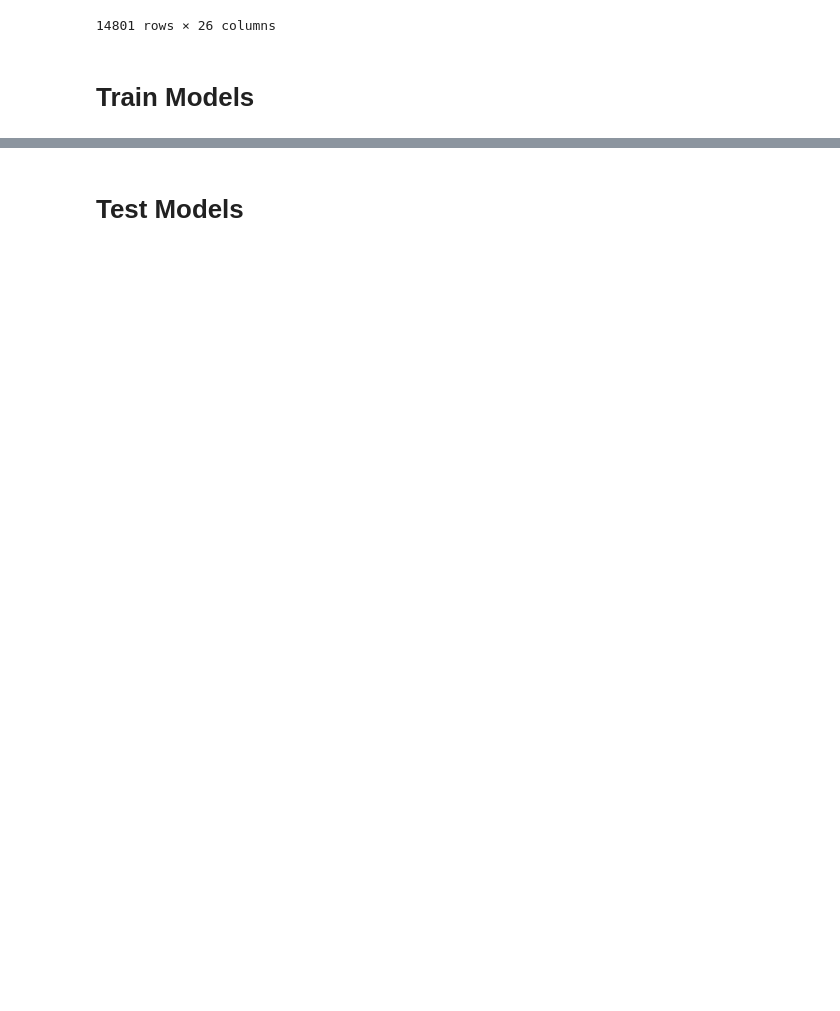
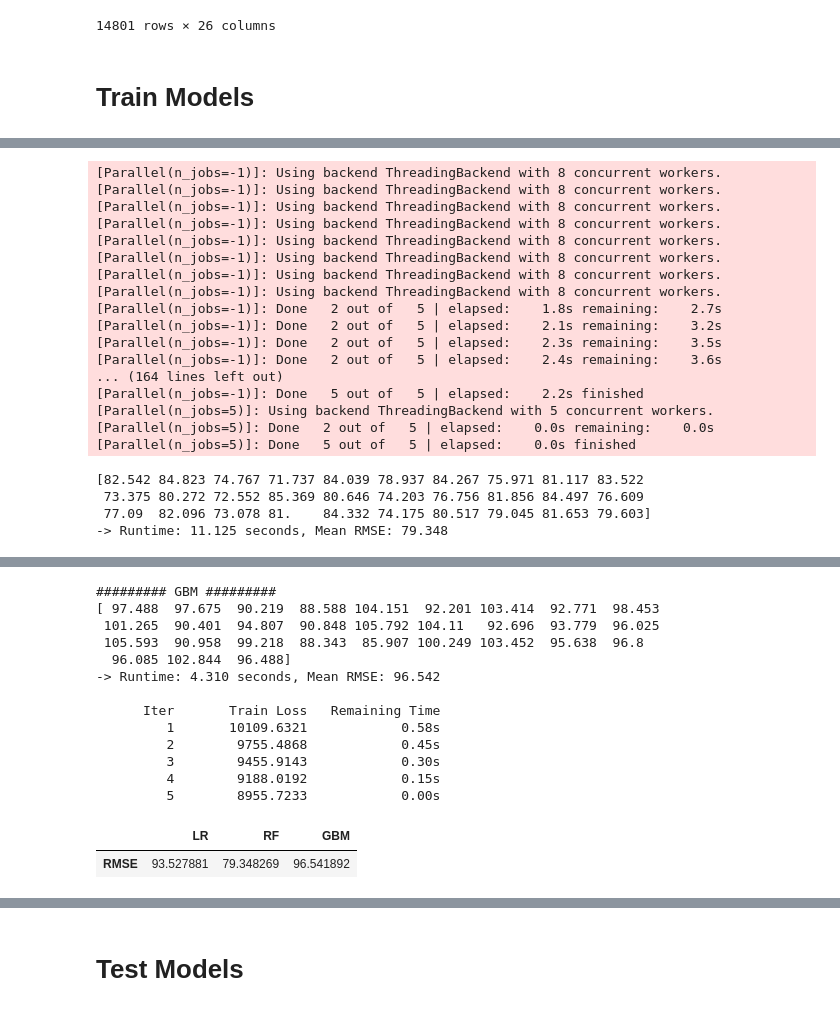
Before and after one commit to wutdahack1337/CT294-project, a Jupyter notebook: train.ipynb, the cells around one changed output, grey strips where cells are left out. Cells and saved outputs as stored; diff of their text form; code cells hidden in the pictures; blank space fills up the shorter version.

```diff
--- a/train.ipynb
+++ b/train.ipynb
@@ -38,25 +39,35 @@ training_df
 # Train Models
 # %%
 models = {
-    "LinearRegression": LinearRegression(),
-    "RandomForest": RandomForestRegressor(n_estimators=10, random_state=1337),
-    "GradientBoosting": GradientBoostingRegressor(n_estimators=1000, random_state=1337),
+    "LR": LinearRegression(n_jobs=-1),
+    # TODO: change RF  n_estimator to optimal RMSE
+    "RF": RandomForestRegressor(n_estimators=5, n_jobs=-1, verbose=1, random_state=1337),
+    # TODO: change GBM n_estimator to optimal RMSE
+    "GBM": GradientBoostingRegressor(n_estimators=5, max_depth=5, verbose=1, random_state=1337),
 }
 
 rkf = RepeatedKFold(n_splits=10, n_repeats=3, random_state=1337)
 
 training_results = {}
 for name, model in models.items():
-    print(name)
+    start = time.time()
+    print("#########", name, "#########")
 
     neg_rmse_scores = cross_val_score(model, X_train, y_train, cv=rkf, scoring="neg_root_mean_squared_error", n_jobs=-1)
     rmse_scores = -neg_rmse_scores
-    training_results[name] = rmse_scores
+    training_results[name] = rmse_scores.mean()
+    end = time.time()
 
-    print(np.round(rmse_scores, 2))
-    print("-> Mean RMSE", np.round(rmse_scores.mean(), 2), '\n')
+    print(np.round(rmse_scores, 3))
+    print(f"-> Runtime: {end-start:.3f} seconds, Mean RMSE: {np.round(rmse_scores.mean(), 3)}\n",)
 
     model.fit(X_train, y_train)
-    if name != "LinearRegression":
-        joblib.dump(model, f"models/{name}_{model.n_estimators}.pkl")
+    if name == "LR":
+        joblib.dump(model, f"models/{model}.pkl")
+    else:
+        joblib.dump(model, f"models/{model}.pkl")
+
+traing_results_df = pd.DataFrame(training_results, index=["RMSE"])
+traing_results_df.to_csv(f"results/training/{models["LR"]}_{models["RF"]}_{models["GBM"]}.csv")
+traing_results_df
 # %% [output]
@@ -79,0 +82,21 @@ GradientBoosting
+[Parallel(n_jobs=-1)]: Using backend ThreadingBackend with 8 concurrent workers.
+[Parallel(n_jobs=-1)]: Using backend ThreadingBackend with 8 concurrent workers.
+[Parallel(n_jobs=-1)]: Using backend ThreadingBackend with 8 concurrent workers.
+[Parallel(n_jobs=-1)]: Using backend ThreadingBackend with 8 concurrent workers.
+[Parallel(n_jobs=-1)]: Using backend ThreadingBackend with 8 concurrent workers.
+[Parallel(n_jobs=-1)]: Using backend ThreadingBackend with 8 concurrent workers.
+[Parallel(n_jobs=-1)]: Using backend ThreadingBackend with 8 concurrent workers.
+[Parallel(n_jobs=-1)]: Using backend ThreadingBackend with 8 concurrent workers.
+[Parallel(n_jobs=-1)]: Done   2 out of   5 | elapsed:    1.8s remaining:    2.7s
+[Parallel(n_jobs=-1)]: Done   2 out of   5 | elapsed:    2.1s remaining:    3.2s
+[Parallel(n_jobs=-1)]: Done   2 out of   5 | elapsed:    2.3s remaining:    3.5s
+[Parallel(n_jobs=-1)]: Done   2 out of   5 | elapsed:    2.4s remaining:    3.6s
+... (164 lines left out)
+[Parallel(n_jobs=-1)]: Done   5 out of   5 | elapsed:    2.2s finished
+[Parallel(n_jobs=5)]: Using backend ThreadingBackend with 5 concurrent workers.
+[Parallel(n_jobs=5)]: Done   2 out of   5 | elapsed:    0.0s remaining:    0.0s
+[Parallel(n_jobs=5)]: Done   5 out of   5 | elapsed:    0.0s finished
+[82.542 84.823 74.767 71.737 84.039 78.937 84.267 75.971 81.117 83.522
+ 73.375 80.272 72.552 85.369 80.646 74.203 76.756 81.856 84.497 76.609
+ 77.09  82.096 73.078 81.    84.332 74.175 80.517 79.045 81.653 79.603]
+-> Runtime: 11.125 seconds, Mean RMSE: 79.348
@@ -79,0 +106,15 @@ GradientBoosting
+######### GBM #########
+[ 97.488  97.675  90.219  88.588 104.151  92.201 103.414  92.771  98.453
+ 101.265  90.401  94.807  90.848 105.792 104.11   92.696  93.779  96.025
+ 105.593  90.958  99.218  88.343  85.907 100.249 103.452  95.638  96.8
+  96.085 102.844  96.488]
+-> Runtime: 4.310 seconds, Mean RMSE: 96.542
+
+      Iter       Train Loss   Remaining Time
+         1       10109.6321            0.58s
+         2        9755.4868            0.45s
+         3        9455.9143            0.30s
+         4        9188.0192            0.15s
+         5        8955.7233            0.00s
+|  | LR | RF | GBM |
+| RMSE | 93.527881 | 79.348269 | 96.541892 |
```
Also changed, not shown: parts of 7 cells of this notebook, 30 other files.
